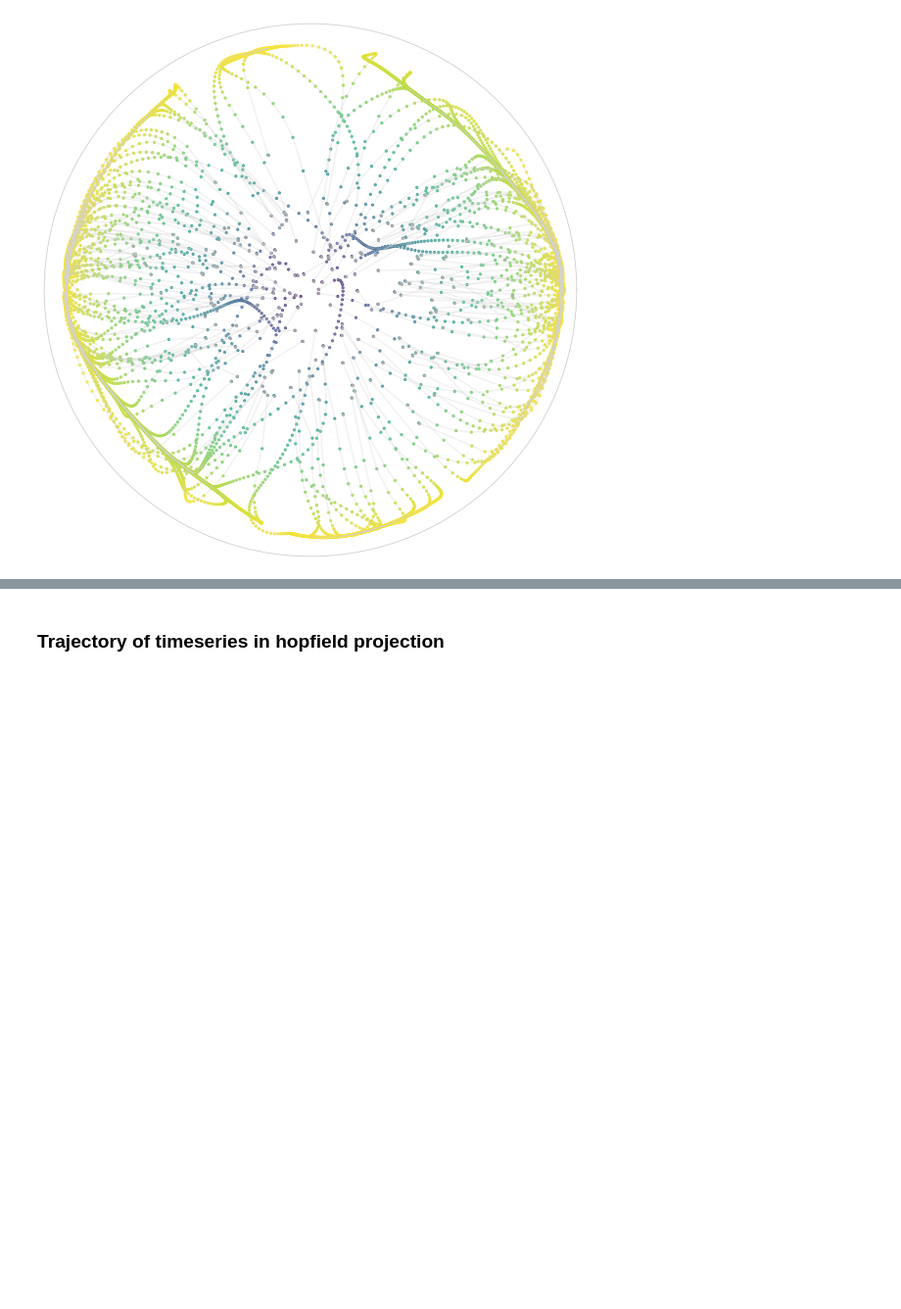
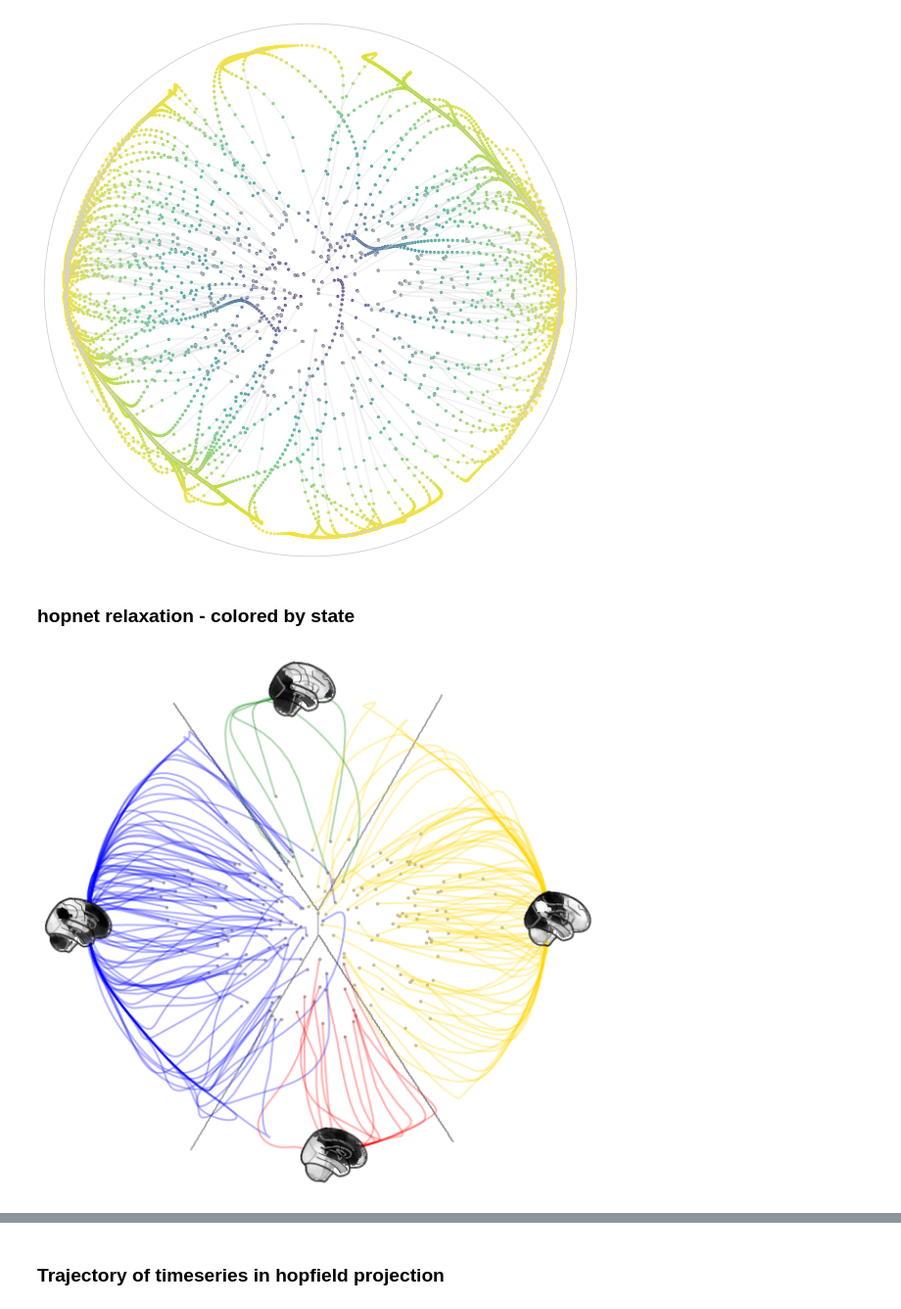
Before and after one commit to pni-lab/connattractor, a Jupyter notebook: notebooks/single_participant_trajectories.ipynb, the cells around one changed output, grey strips where cells are left out. Shown at 98% size. Drawn from its saved outputs; the diff is of its cells as text; code cells hidden in the pictures; blank space fills up the shorter version.

```diff
--- a/notebooks/single_participant_trajectories.ipynb
+++ b/notebooks/single_participant_trajectories.ipynb
@@ -94,3 +94,5 @@ ax.grid(False)
 plt.show()
 # %% [output]
 [figure]
+# %% [markdown]
+### hopnet relaxation - colored by state
@@ -97,3 +133,49 @@ plt.show()
+# %%
+import matplotlib.pyplot as plt
+import numpy as np
+
+
+cmap = plt.get_cmap('viridis')
+
+fig, ax = plt.subplots(figsize=(10, 10), subplot_kw={'projection': 'polar'})
+
+att_colors = {
+    0: 'gold',
+    1: 'blue',
+    2: 'red',
+    3: 'green'
+}
+
+
+hopfield_embedding.plot(
+                        all_ts[0],
+                        s=10, ax=ax, linewidth=0,
+                        alpha=0, regimes_fill_kwargs=dict(alpha=0),
+                        attractor_plot_type='glassbrain', attractor_kwargs=dict(cmap='binary')
+)
+
+
+for i, trajectory in enumerate(all_trajectories):
+    trajectory = StandardScaler().fit_transform(np.array(trajectory).T).T
+    trajectory_embedded = hopfield_embedding.embedding_model.transform(trajectory)
+    r, th = analysis._cart2pol(trajectory_embedded[:, 0], trajectory_embedded[:, 1])
+
+    color = [cmap(x/np.max(r)) for x in r]
+    alpha = [x for x in np.linspace(0.8, 0.2, len(trajectory))]
+
+    line_color = att_colors[ts_att_labels[i]]
+    #plt.plot(th, r, 'lightgray', alpha=0.3, linewidth=3)
+    ax.plot(th, r, line_color, alpha=0.3, linewidth=2)
+    #ax.scatter(th, r, color=color, s=5, alpha=alpha)
+    ax.scatter(th[0], r[0], color='darkgray', s=6, alpha=0.8)
+
+ax.set_yticks([])
+ax.set_xticks([])
+ax.grid(False)
+
+plt.show()
+# %% [output]
+[figure, added]
 # %%
 import matplotlib.pyplot as plt
 import numpy as np
```
Also changed, not shown: parts of 6 cells of this notebook.
